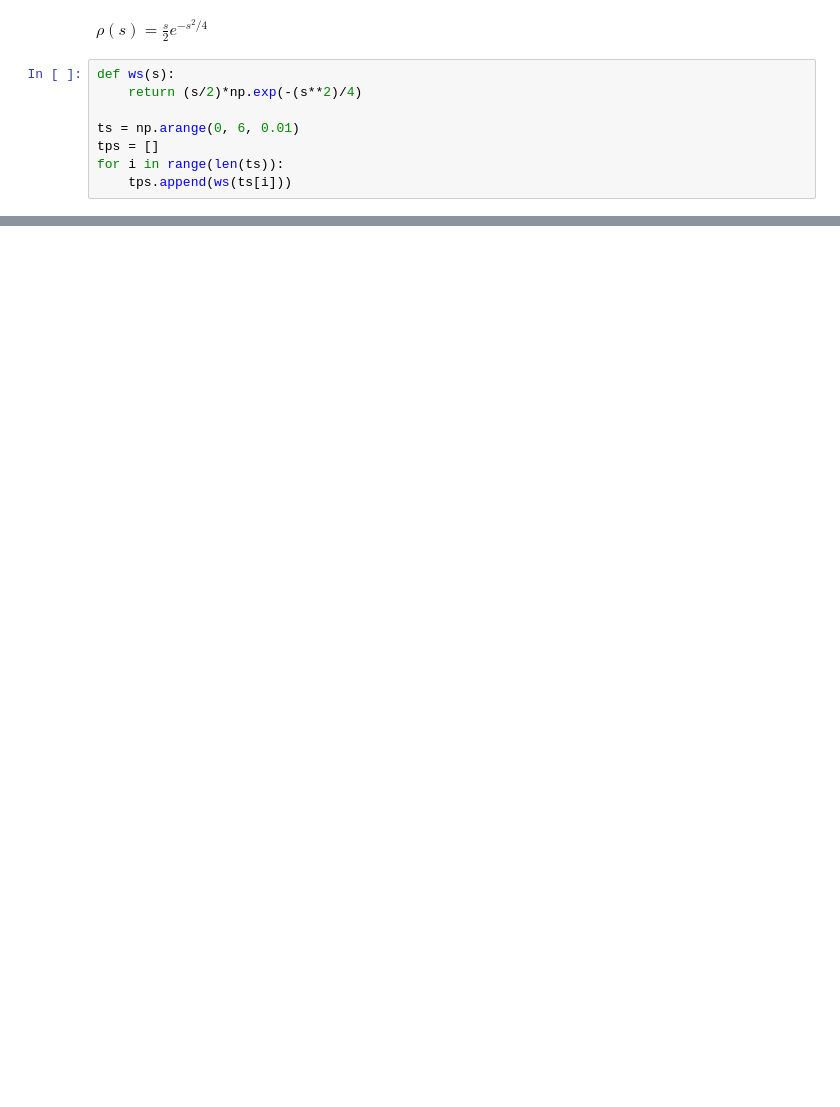
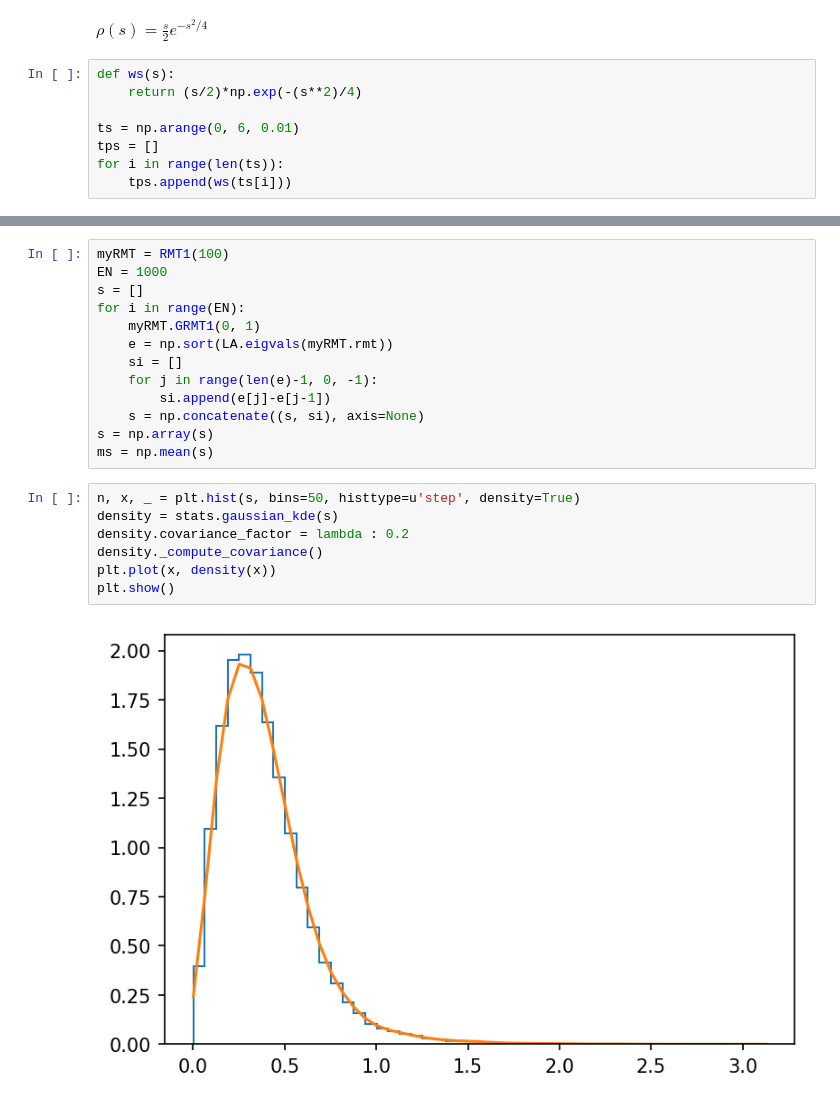
Before and after one commit to ahmadiphy/RMT, a Jupyter notebook: RMT-L04(Wigner’s surmise).ipynb, the cells around one changed output, grey strips where cells are left out. Saved outputs shown, nothing was run; the diff lists cells and outputs as text; blank space fills up the shorter version.

```diff
--- a/RMT-L04(Wigner’s surmise).ipynb
+++ b/RMT-L04(Wigner’s surmise).ipynb
@@ -107,0 +128,22 @@ plt.show()
+# %%
+myRMT = RMT1(100)
+EN = 1000
+s = []
+for i in range(EN):
+    myRMT.GRMT1(0, 1)
+    e = np.sort(LA.eigvals(myRMT.rmt))
+    si = []
+    for j in range(len(e)-1, 0, -1):
+        si.append(e[j]-e[j-1])
+    s = np.concatenate((s, si), axis=None)
+s = np.array(s)
+ms = np.mean(s)
+# %%
+n, x, _ = plt.hist(s, bins=50, histtype=u'step', density=True)
+density = stats.gaussian_kde(s)
+density.covariance_factor = lambda : 0.2
+density._compute_covariance()
+plt.plot(x, density(x))
+plt.show()
+# %% [output]
+[figure, added]
```
Also changed, not shown: parts of 7 cells of this notebook.
